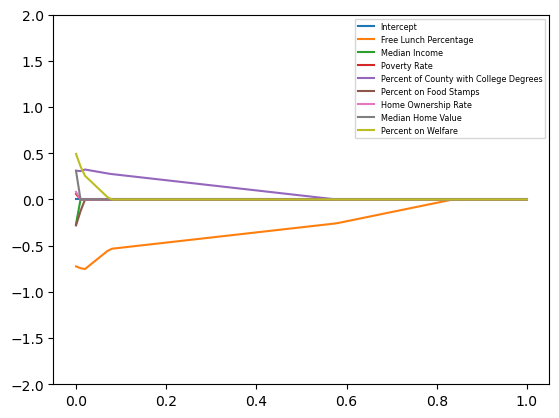
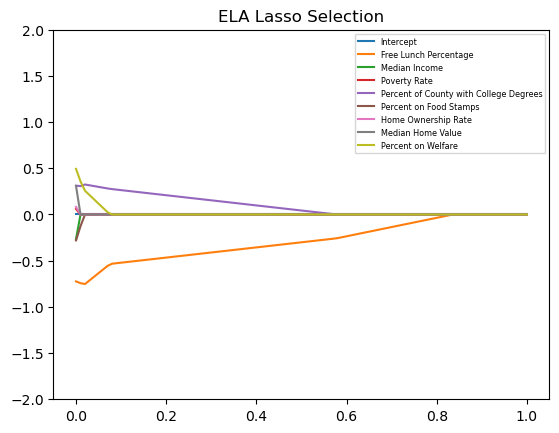
Code edit (unified diff) that turned the first committed figure into the second:
--- before
+++ after
@@ -24,5 +24,5 @@
             
                                                  }
-ax = pd.DataFrame(coef, lambdas).rename(columns=nameMap).plot(kind='line',ylim=(-2,2))
+ax = pd.DataFrame(coef, lambdas).rename(columns=nameMap).plot(kind='line',ylim=(-2,2),title='ELA Lasso Selection')
 ax.legend(loc='upper right', fontsize='xx-small')
 ax

Commit: Feature Selection